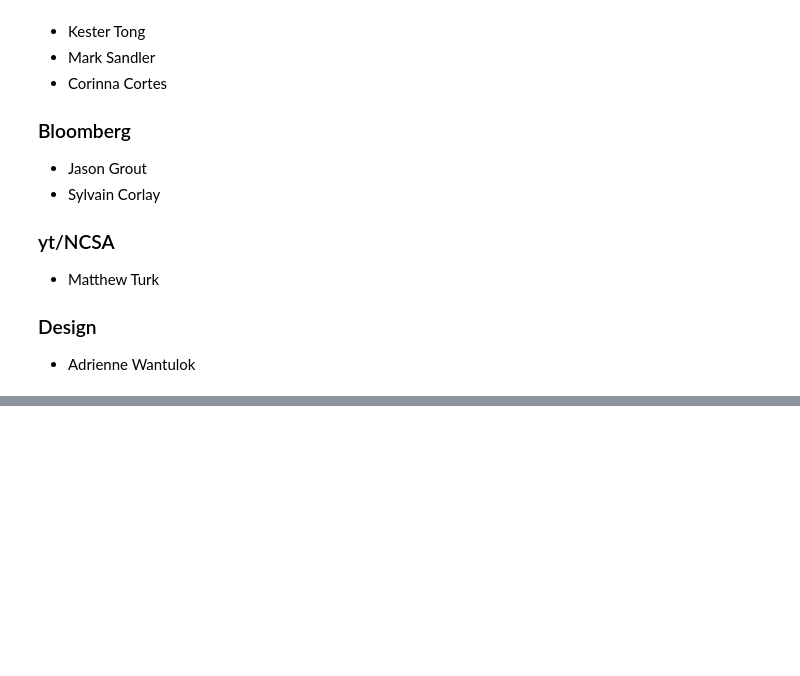
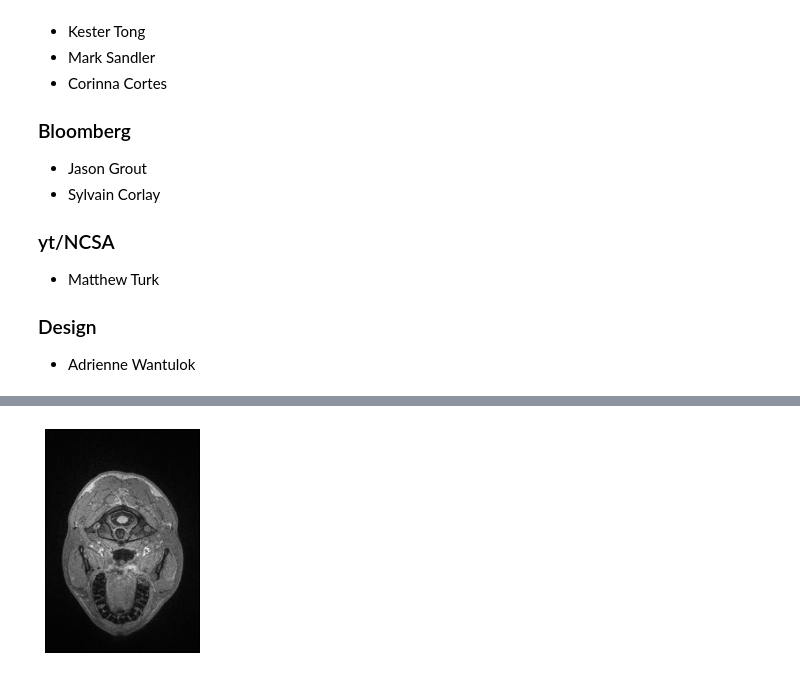
Before and after one commit to Carreau/talks, a Jupyter notebook: ESRF.ipynb, the cells around one changed output, grey strips where cells are left out. Saved outputs shown, nothing was run; the diff lists cells and outputs as text; code cells hidden in the pictures; blank space fills up the shorter version.

```diff
--- a/ESRF.ipynb
+++ b/ESRF.ipynb
@@ -52,0 +132,11 @@
+# %%
+import matplotlib
+matplotlib.rc('figure', figsize=(8,6))
+%matplotlib inline
+
+from brain_viewer import viewer
+
+brain = 'MPRAGE.nii.gz' # this is a T1 image of my brain
+viewer(brain)
+# %% [output]
+[figure, added]
```
Also changed, not shown: parts of 19 cells of this notebook, 2 other files.
